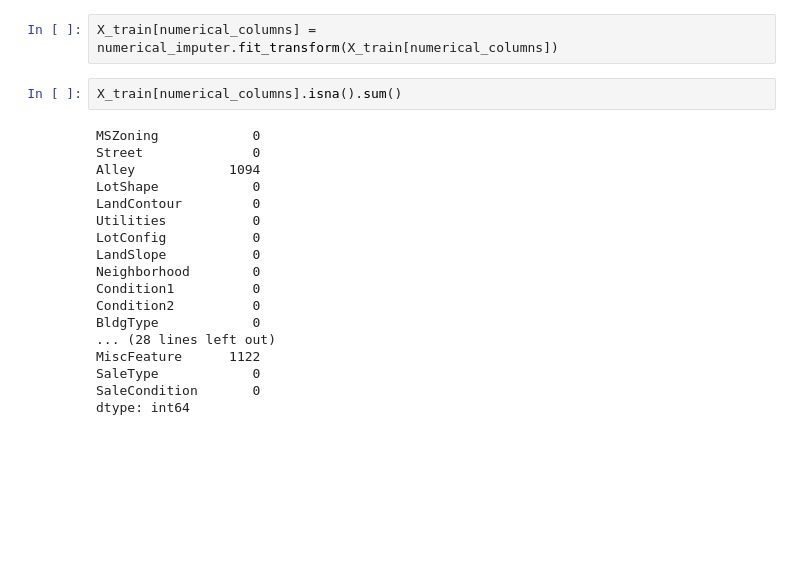
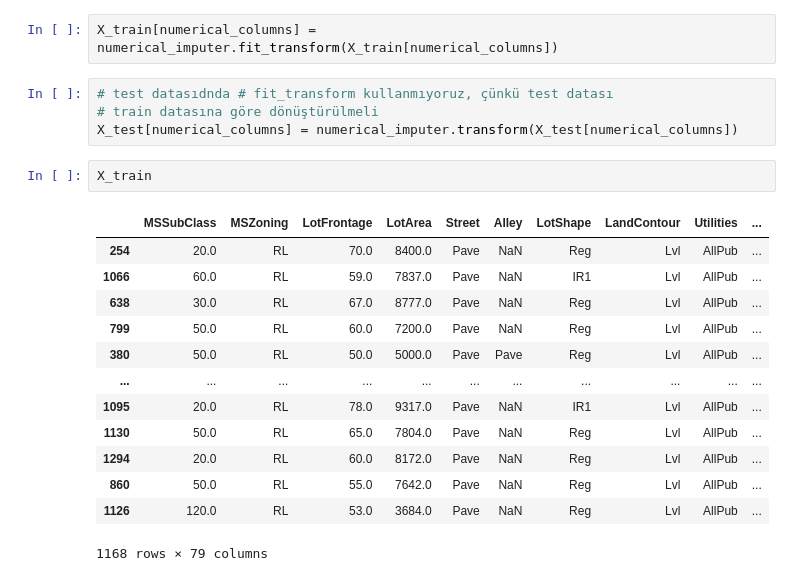
Before and after one commit to Samuraii8/Linear_Regression, a Jupyter notebook: Lineer_Regresyon.ipynb, the cells around one changed output. Drawn from its saved outputs; the diff is of its cells as text; blank space fills up the shorter version.

```diff
--- a/Lineer_Regresyon.ipynb
+++ b/Lineer_Regresyon.ipynb
@@ -100,23 +183,23 @@ numerical_imputer = SimpleImputer(strategy='median')
 categorical_imputer = SimpleImputer(strategy='most-frequent')
 # %%
 X_train[numerical_columns] = numerical_imputer.fit_transform(X_train[numerical_columns])
-# %%
-X_train[numerical_columns].isna().sum()
-# %% [output]
-MSZoning            0
-Street              0
-Alley            1094
-LotShape            0
-LandContour         0
-Utilities           0
-LotConfig           0
-LandSlope           0
-Neighborhood        0
-Condition1          0
-Condition2          0
-BldgType            0
-... (28 lines left out)
-MiscFeature      1122
-SaleType            0
-SaleCondition       0
-dtype: int64
+# %%
+# test datasıdnda # fit_transform kullanmıyoruz, çünkü test datası
+# train datasına göre dönüştürülmeli
+X_test[numerical_columns] = numerical_imputer.transform(X_test[numerical_columns])
+# %%
+X_train
+# %% [output]
+|  | MSSubClass | MSZoning | LotFrontage | LotArea | Street | Alley | LotShape | LandContour | Utilities | ... |
+| 254 | 20.0 | RL | 70.0 | 8400.0 | Pave | NaN | Reg | Lvl | AllPub | ... |
+| 1066 | 60.0 | RL | 59.0 | 7837.0 | Pave | NaN | IR1 | Lvl | AllPub | ... |
+| 638 | 30.0 | RL | 67.0 | 8777.0 | Pave | NaN | Reg | Lvl | AllPub | ... |
+| 799 | 50.0 | RL | 60.0 | 7200.0 | Pave | NaN | Reg | Lvl | AllPub | ... |
+| 380 | 50.0 | RL | 50.0 | 5000.0 | Pave | Pave | Reg | Lvl | AllPub | ... |
+| ... | ... | ... | ... | ... | ... | ... | ... | ... | ... | ... |
+| 1095 | 20.0 | RL | 78.0 | 9317.0 | Pave | NaN | IR1 | Lvl | AllPub | ... |
+| 1130 | 50.0 | RL | 65.0 | 7804.0 | Pave | NaN | Reg | Lvl | AllPub | ... |
+| 1294 | 20.0 | RL | 60.0 | 8172.0 | Pave | NaN | Reg | Lvl | AllPub | ... |
+| 860 | 50.0 | RL | 55.0 | 7642.0 | Pave | NaN | Reg | Lvl | AllPub | ... |
+| 1126 | 120.0 | RL | 53.0 | 3684.0 | Pave | NaN | Reg | Lvl | AllPub | ... |
+1168 rows × 79 columns
```
Also changed, not shown: parts of 7 cells of this notebook.
